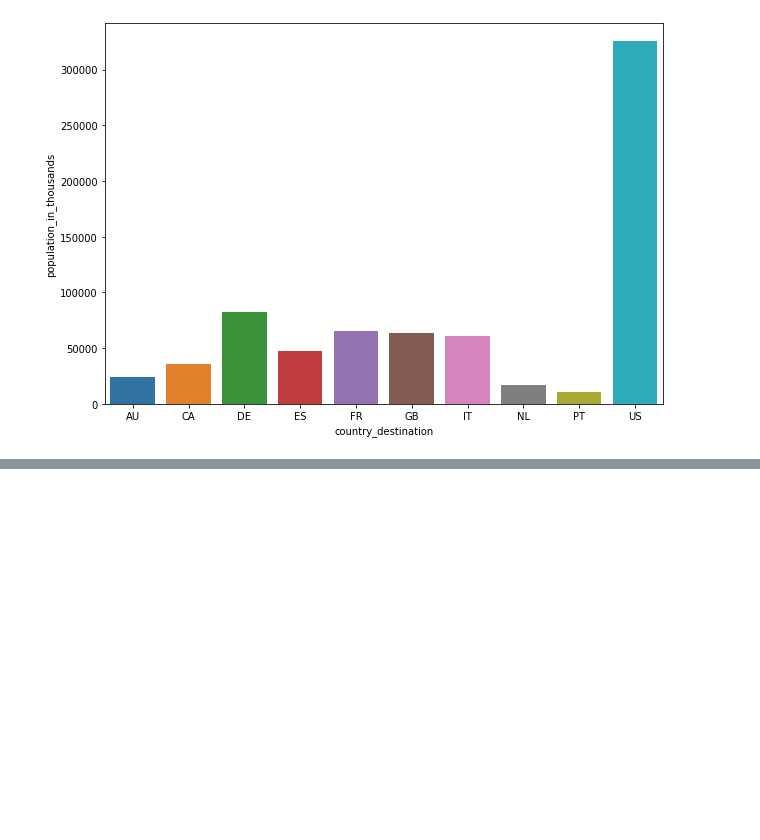
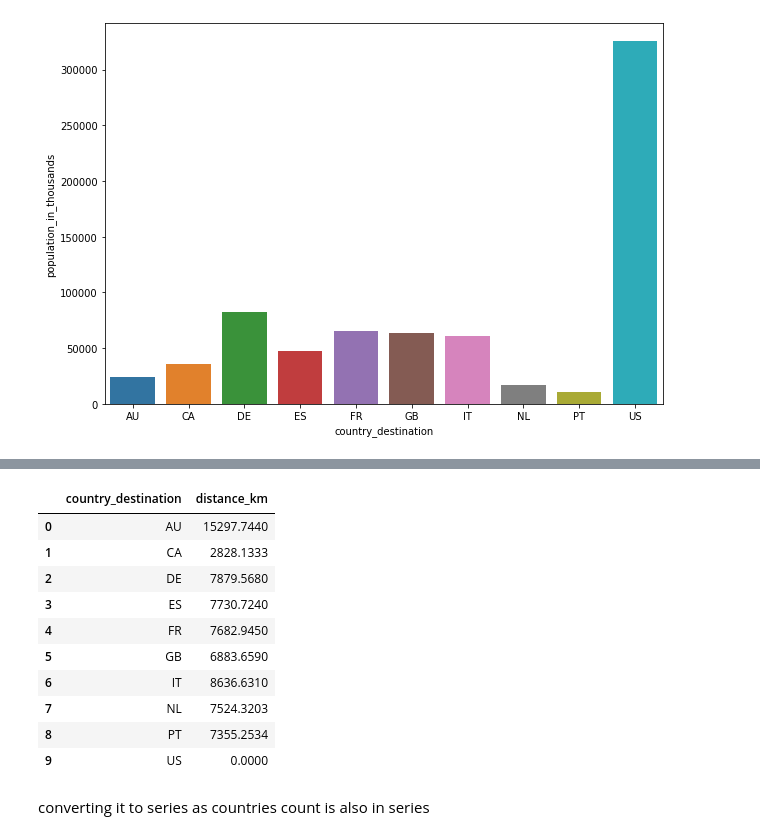
Before and after one commit to vkgithub1556/AirbnbProject, a Jupyter notebook: airbnb.ipynb, the cells around one changed output, grey strips where cells are left out. Cells and saved outputs as stored; diff of their text form; code cells hidden in the pictures; blank space fills up the shorter version.

```diff
--- a/airbnb.ipynb
+++ b/airbnb.ipynb
@@ -541,0 +604,16 @@ sns.barplot(x=pop.index,y=pop,ci=None)
+# %%
+countries[{'country_destination','distance_km'}]
+# %% [output]
+|  | country_destination | distance_km |
+| 0 | AU | 15297.7440 |
+| 1 | CA | 2828.1333 |
+| 2 | DE | 7879.5680 |
+| 3 | ES | 7730.7240 |
+| 4 | FR | 7682.9450 |
+| 5 | GB | 6883.6590 |
+| 6 | IT | 8636.6310 |
+| 7 | NL | 7524.3203 |
+| 8 | PT | 7355.2534 |
+| 9 | US | 0.0000 |
+# %% [markdown]
+converting it to series as countries count is also in series
```
Also changed, not shown: parts of 14 cells of this notebook.
